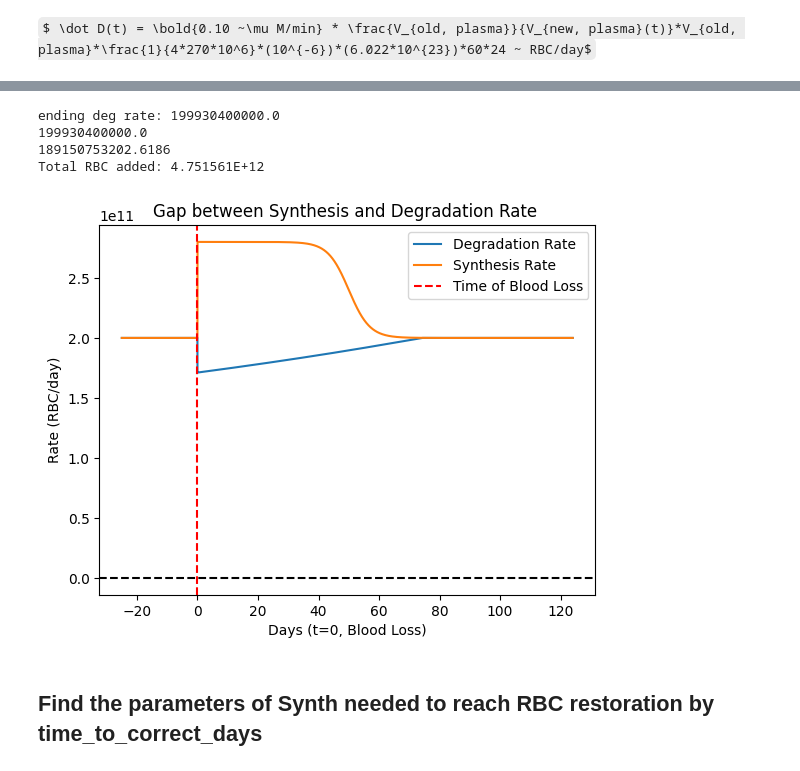
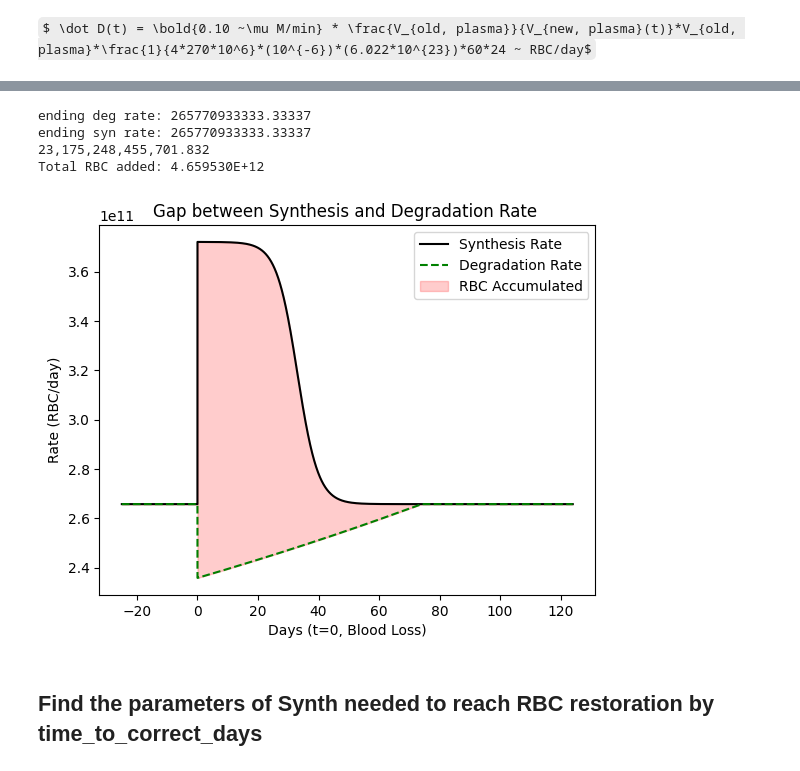
Before and after one commit to penelopenorth/PBL2, a Jupyter notebook: dynamic.ipynb, the cells around one changed output, grey strips where cells are left out. Cells and saved outputs as stored; diff of their text form; code cells hidden in the pictures; some formulas as TeX source.

```diff
--- a/dynamic.ipynb
+++ b/dynamic.ipynb
@@ -126,8 +126,8 @@ RBC Vol change:     -0.42 L
 $\dot{RBC} = \dot{Add} + \dot{Rem} $
 # %%
 #Specific Constants
-plasma_initial = 2.91
-plasma_final = 2.49
+plasma_final = 3.31
+plasma_initial = 3.73
 
 
 time_extra = 50
@@ -264,18 +284,20 @@ $$ \dot S(t) = {synth_{max}} - \frac{(synth_{max}) - (synth_{ss})}{1 + exp{(-r(x
 # %%
 
 synth_rate_max = 0.14 * plasma_final * convert_num_heme_to_RBC * (10**(-6)) * Avogadro_num * convert_min_to_day
-synth_rate = 199930400000.0 # RBC/day
+synth_rate = 265770933333.33337 # RBC/day
+
 synth_rate_ss = synth_rate
+print(synth_rate_max)
 print(synth_rate_max - synth_rate)
 
 def rate_S(t):
-    t_switch = 50 # parameter to fit to data
+    t_switch = 33 # parameter to fit to data
     r = .29 # parameter to fit to data
     def rate_S_steadystate(t):
         return synth_rate_ss
     def rate_S_dynamic(t):
         return synth_rate_max - ((synth_rate_max - synth_rate) / (1 + np.exp(-r*(t - t_switch))))
-    return np.piecewise(t, [t < 0, t >= 0, t >= time_to_correct_days], [rate_S_steadystate, rate_S_dynamic, rate_S_steadystate])
+    return np.piecewise(t, [t < 0, (t >= 0)*(t <= time_to_correct_days), t > time_to_correct_days], [rate_S_steadystate, rate_S_dynamic, rate_S_steadystate])
 
 def S(time):
     def S_steadystate(t):
@@ -285,7 +307,7 @@ def S(time):
         constant_S = S0 + ((synth_rate_max-synth_rate_ss)*np.log(np.abs(1+np.exp(t_switch))))
         return (synth_rate_max * t) - (((synth_rate_max-synth_rate_ss)/r)*np.log(np.abs(1+np.exp(-r*(t+t_switch))))) - (synth_rate_max-synth_rate_ss)*t + ((synth_rate_max-synth_rate_ss)*t_switch) + constant_S
 
-    return np.piecewise(t, [t < 0, t >= 0, t >= time_to_correct_days], [S_steadystate, S_dynamic, S_steadystate])
+    return np.piecewise(t, [t < 0, (t >= 0)*(t <= time_to_correct_days), t > time_to_correct_days], [S_steadystate, S_dynamic, S_steadystate])
 
 # print(f'{synth_rate*time_to_correct_days:,}')
 # print(f'{rate_D_before(0):,.0f}')
@@ -294,41 +317,59 @@ def S(time):
+# %%
+def rate_S_ss(t):
+    return synth_rate_ss
+def rate_S_dyn(t):
+    return synth_rate_max - ((synth_rate_max - synth_rate) / (1 + np.exp(-r*(t - t_switch))))
 # %%
-# deg_rate_before_arr = rate_D_before(t_before)
-# deg_rate_after_arr = np.resize(rate_D_after(t_after), len(t_after))
-# deg_rate_arr = np.concatenate((deg_rate_before_arr, deg_rate_after_arr), axis=0)
-# synth_rate_before_arr = rate_S_before(t_before)
-# synth_rate_after_arr = np.resize(rate_S_after(t_after), len(t_after))
-# synth_rate_arr = np.concatenate((synth_rate_before_arr, synth_rate_after_arr), axis=0)
+from scipy.integrate import quad
 
 deg_rate_arr = rate_D(t)
 synth_rate_arr = rate_S(t)
 
-plt.plot(t, deg_rate_arr, label='Degradation Rate')
-plt.plot(t, synth_rate_arr, label='Synthesis Rate')
+plt.plot(t, synth_rate_arr, label='Synthesis Rate', color='black')
+plt.plot(t, deg_rate_arr, label='Degradation Rate', color='green', linestyle='--')
 
 plt.xlabel('Days (t=0, Blood Loss)')
 plt.ylabel('Rate (RBC/day)')
 plt.title('Gap between Synthesis and Degradation Rate ')
-plt.axvline(x=0, color='r', linestyle='--', label='Time of Blood Loss')
-plt.axhline(y=0, color='k', linestyle='--')
+plt.fill_between(t, deg_rate_arr, synth_rate_arr, where=synth_rate_arr >= deg_rate_arr, color='red', alpha=0.2, label='RBC Accumulated')
+# plt.axvline(x=0, color='r', linestyle='--', label='Time of Blood Loss')
+# plt.axhline(y=0, color='k', linestyle='--')
 plt.legend()
 
-print(f'ending deg rate: {deg_rate_arr[-1]:}')
-print(synth_rate_arr[-1])
-print(deg_rate_arr[len(t_before)-1])
-# assert synth_rate_arr[-1]-deg_rate_arr[-1] == 0
+print(f'ending deg rate: {deg_rate_arr[-1]}')
+print(f'ending syn rate: {synth_rate_arr[-1]}')
+assert synth_rate_arr[-1]-deg_rate_arr[-1] == 0
 
-total_RBC_added = 0
-for i, time in enumerate(t_before):
-    if i == 0:
-        continue
-    total_RBC_added += (synth_rate_arr[i] - deg_rate_arr[i]) * (t[i]-t[i-1])
+t_switch = 33 # parameter to fit to data
+r = .29 # parameter to fit to data
+
+def S_dyn(t):
+    def rate_S_dyn(t):
+        return synth_rate_max - ((synth_rate_max - synth_rate) / (1 + np.exp(-r*(t - t_switch))))
+    return quad(rate_S_dyn, 0, t)
+def D_dyn(time):
+    def rate_D_before(time):
+
+        fractional_volume = volume_old / p_volume(time)
+        convert_min_to_day = 60 * 24
+
+        val = deg_rate * fractional_volume * volume_old * convert_num_heme_to_RBC * (10**(-6)) * Avogadro_num * convert_min_to_day
+        return val
+    return quad(rate_D_before, 0, time)
+
+print(f'{S_dyn(74)[0]:,}')
+
+synth_focus_arr = S_dyn(time_to_correct_days)[0]
+deg_focus_arr = D_dyn(time_to_correct_days)[0]
+
+total_RBC_added = synth_focus_arr - deg_focus_arr
 
 print(f'Total RBC added: {total_RBC_added:2E}')
 # %% [output]
-ending deg rate: 199930400000.0
-199930400000.0
-189150753202.6186
-Total RBC added: 4.751561E+12
+ending deg rate: 265770933333.33337
+ending syn rate: 265770933333.33337
+23,175,248,455,701.832
+Total RBC added: 4.659530E+12
-[figure, old version]
+[figure, new version]
 # %% [markdown]
 ## Find the parameters of Synth needed to reach RBC restoration by time_to_correct_days
```
Also changed, not shown: parts of 13 cells of this notebook.
